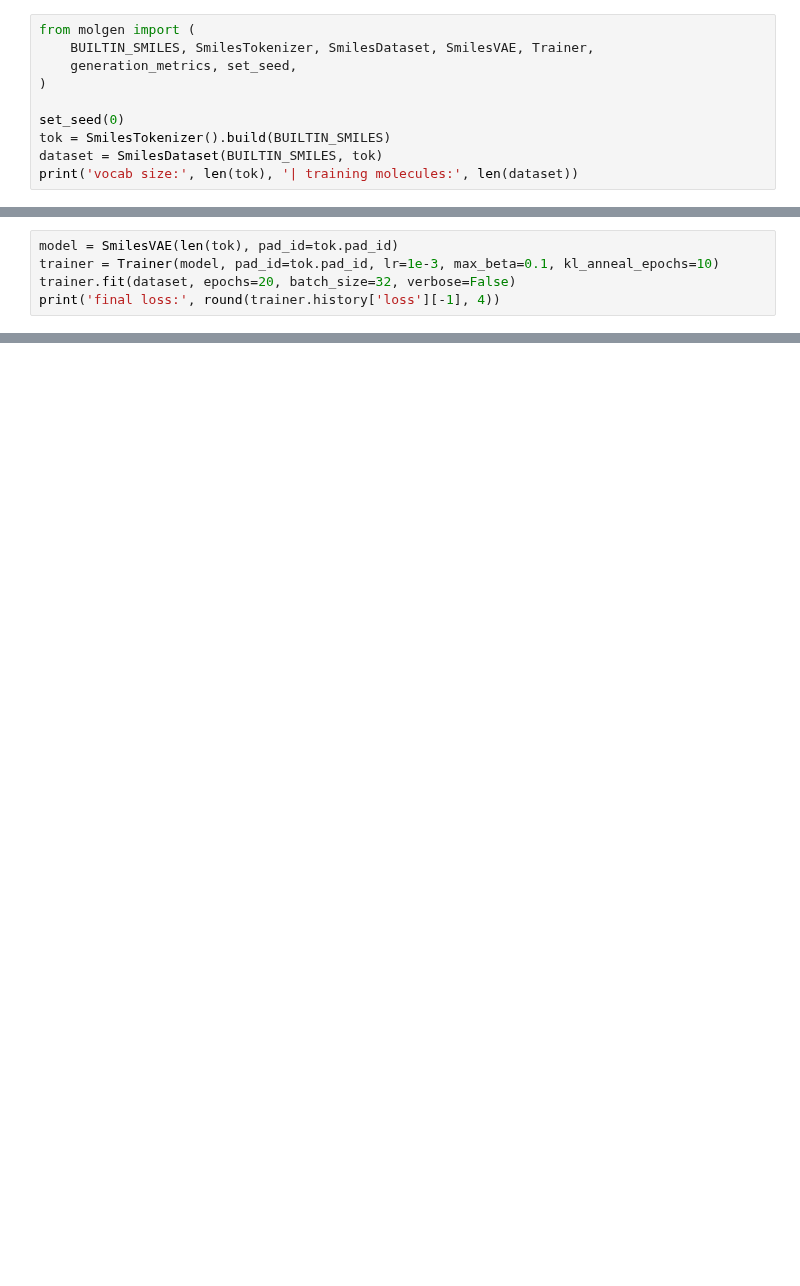
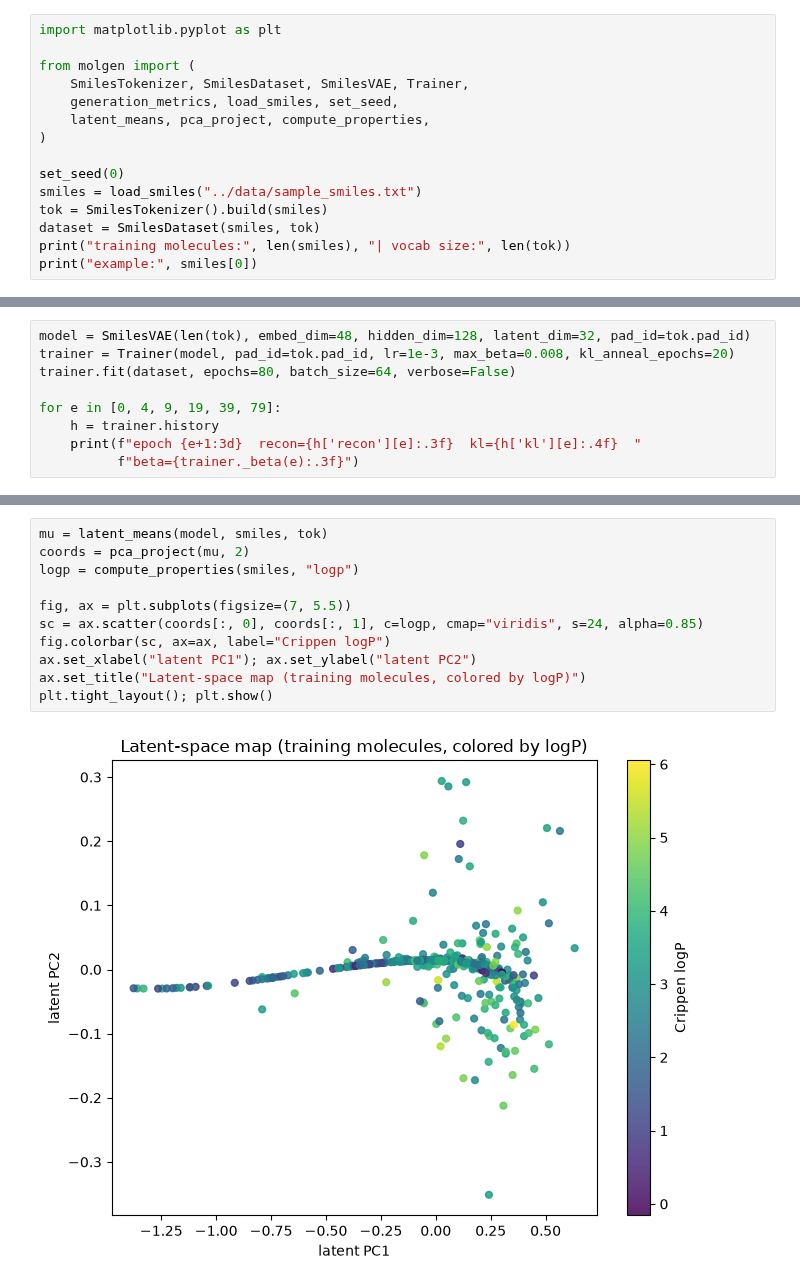
Before and after one commit to aamirmalik-dr/molecular-generative-models, a Jupyter notebook: notebooks/demo.ipynb, the cells around one changed output, grey strips where cells are left out. Cells and saved outputs as stored; diff of their text form; blank space fills up the shorter version.

```diff
--- a/notebooks/demo.ipynb
+++ b/notebooks/demo.ipynb
@@ -5,11 +18,16 @@ A GRU variational autoencoder over character-tokenized SMILES. This demo trains
 # %%
+import matplotlib.pyplot as plt
+
 from molgen import (
-    BUILTIN_SMILES, SmilesTokenizer, SmilesDataset, SmilesVAE, Trainer,
-    generation_metrics, set_seed,
+    SmilesTokenizer, SmilesDataset, SmilesVAE, Trainer,
+    generation_metrics, load_smiles, set_seed,
+    latent_means, pca_project, compute_properties,
 )
 
 set_seed(0)
-tok = SmilesTokenizer().build(BUILTIN_SMILES)
-dataset = SmilesDataset(BUILTIN_SMILES, tok)
-print('vocab size:', len(tok), '| training molecules:', len(dataset))
+smiles = load_smiles("../data/sample_smiles.txt")
+tok = SmilesTokenizer().build(smiles)
+dataset = SmilesDataset(smiles, tok)
+print("training molecules:", len(smiles), "| vocab size:", len(tok))
+print("example:", smiles[0])
 # %% [output]
@@ -17,6 +56,10 @@ vocab size: 15 | training molecules: 20
 # %%
-model = SmilesVAE(len(tok), pad_id=tok.pad_id)
-trainer = Trainer(model, pad_id=tok.pad_id, lr=1e-3, max_beta=0.1, kl_anneal_epochs=10)
-trainer.fit(dataset, epochs=20, batch_size=32, verbose=False)
-print('final loss:', round(trainer.history['loss'][-1], 4))
+model = SmilesVAE(len(tok), embed_dim=48, hidden_dim=128, latent_dim=32, pad_id=tok.pad_id)
+trainer = Trainer(model, pad_id=tok.pad_id, lr=1e-3, max_beta=0.008, kl_anneal_epochs=20)
+trainer.fit(dataset, epochs=80, batch_size=64, verbose=False)
+
+for e in [0, 4, 9, 19, 39, 79]:
+    h = trainer.history
+    print(f"epoch {e+1:3d}  recon={h['recon'][e]:.3f}  kl={h['kl'][e]:.4f}  "
+          f"beta={trainer._beta(e):.3f}")
 # %% [output]
@@ -30,0 +114,13 @@ print({k: round(v, 3) for k, v in metrics.items()})
+# %%
+mu = latent_means(model, smiles, tok)
+coords = pca_project(mu, 2)
+logp = compute_properties(smiles, "logp")
+
+fig, ax = plt.subplots(figsize=(7, 5.5))
+sc = ax.scatter(coords[:, 0], coords[:, 1], c=logp, cmap="viridis", s=24, alpha=0.85)
+fig.colorbar(sc, ax=ax, label="Crippen logP")
+ax.set_xlabel("latent PC1"); ax.set_ylabel("latent PC2")
+ax.set_title("Latent-space map (training molecules, colored by logP)")
+plt.tight_layout(); plt.show()
+# %% [output]
+[figure, added]
```
Also changed, not shown: parts of 10 cells of this notebook, 7 other files.
